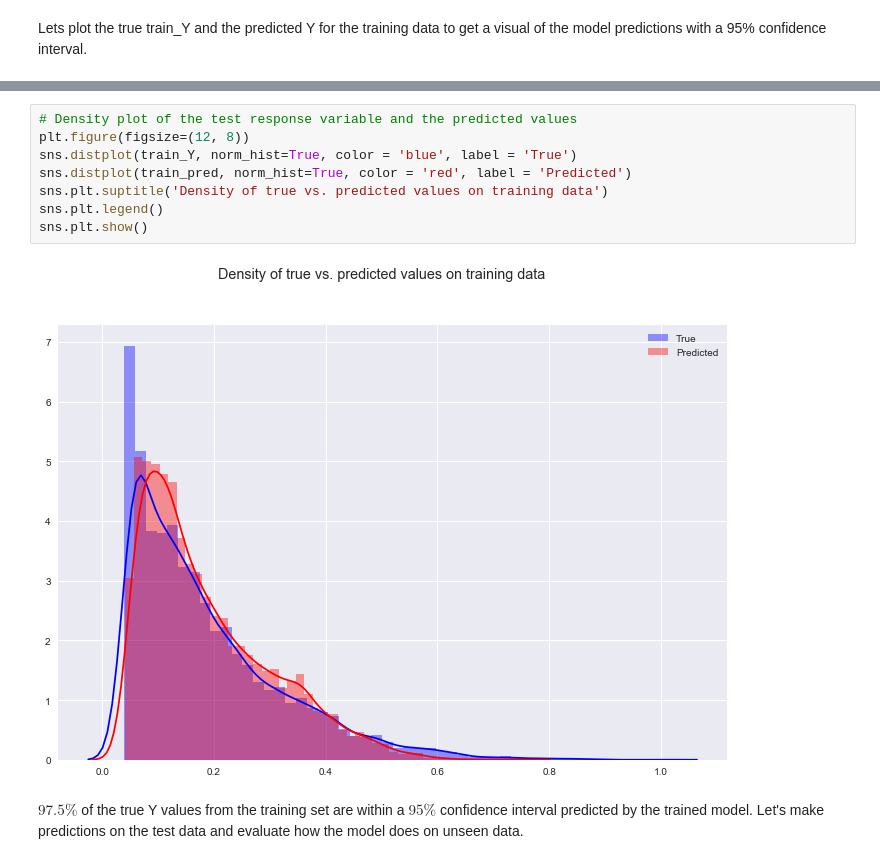
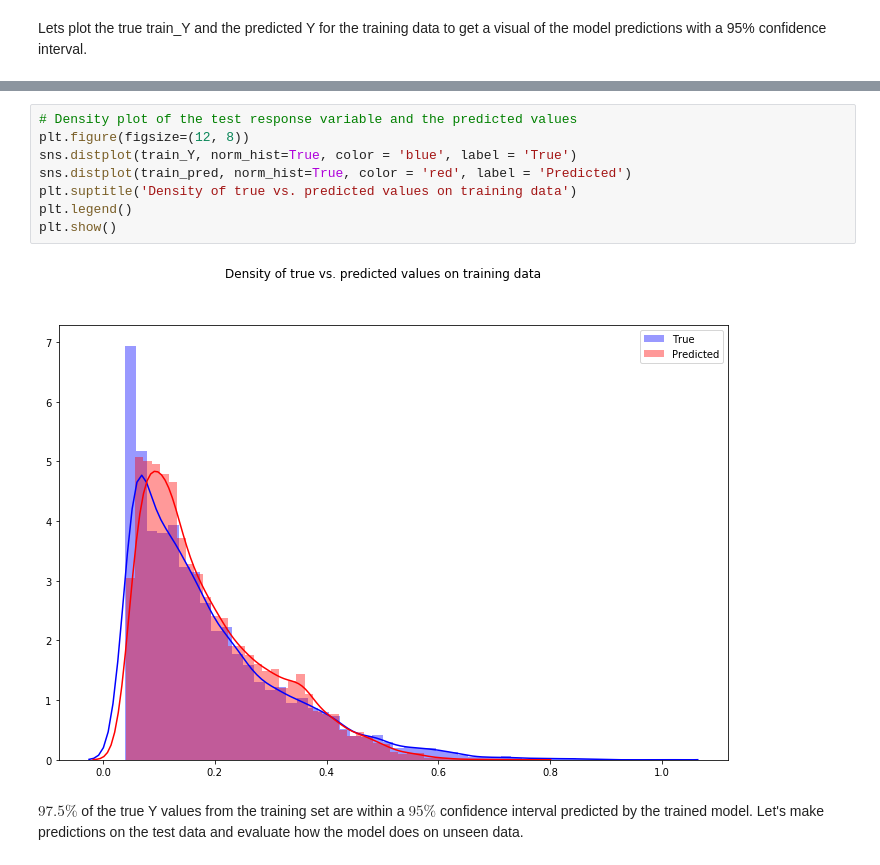
Before and after one commit to s-n-p/Energy_Consumption, a Jupyter notebook: GP.ipynb, the cells around one changed output, grey strips where cells are left out. Drawn from its saved outputs; the diff is of its cells as text.

```diff
--- a/GP.ipynb
+++ b/GP.ipynb
@@ -137,13 +135,13 @@ The percent of true values that fall within the confidence interval is  97.53424
 # %%
 # Density plot of the test response variable and the predicted values
 plt.figure(figsize=(12, 8))
 sns.distplot(train_Y, norm_hist=True, color = 'blue', label = 'True')
 sns.distplot(train_pred, norm_hist=True, color = 'red', label = 'Predicted')
-sns.plt.suptitle('Density of true vs. predicted values on training data')
-sns.plt.legend()
-sns.plt.show()
+plt.suptitle('Density of true vs. predicted values on training data')
+plt.legend()
+plt.show()
 # %% [output]
-[figure, old version]
+[figure, new version]
 # %% [markdown]
 $97.5\%$ of the true Y values from the training set are within a $95\%$ confidence interval predicted by the trained model.  Let's make predictions on the test data and evaluate how the model does on unseen data.
 # %%
```
Also changed, not shown: parts of 7 cells of this notebook, 1 other file.
